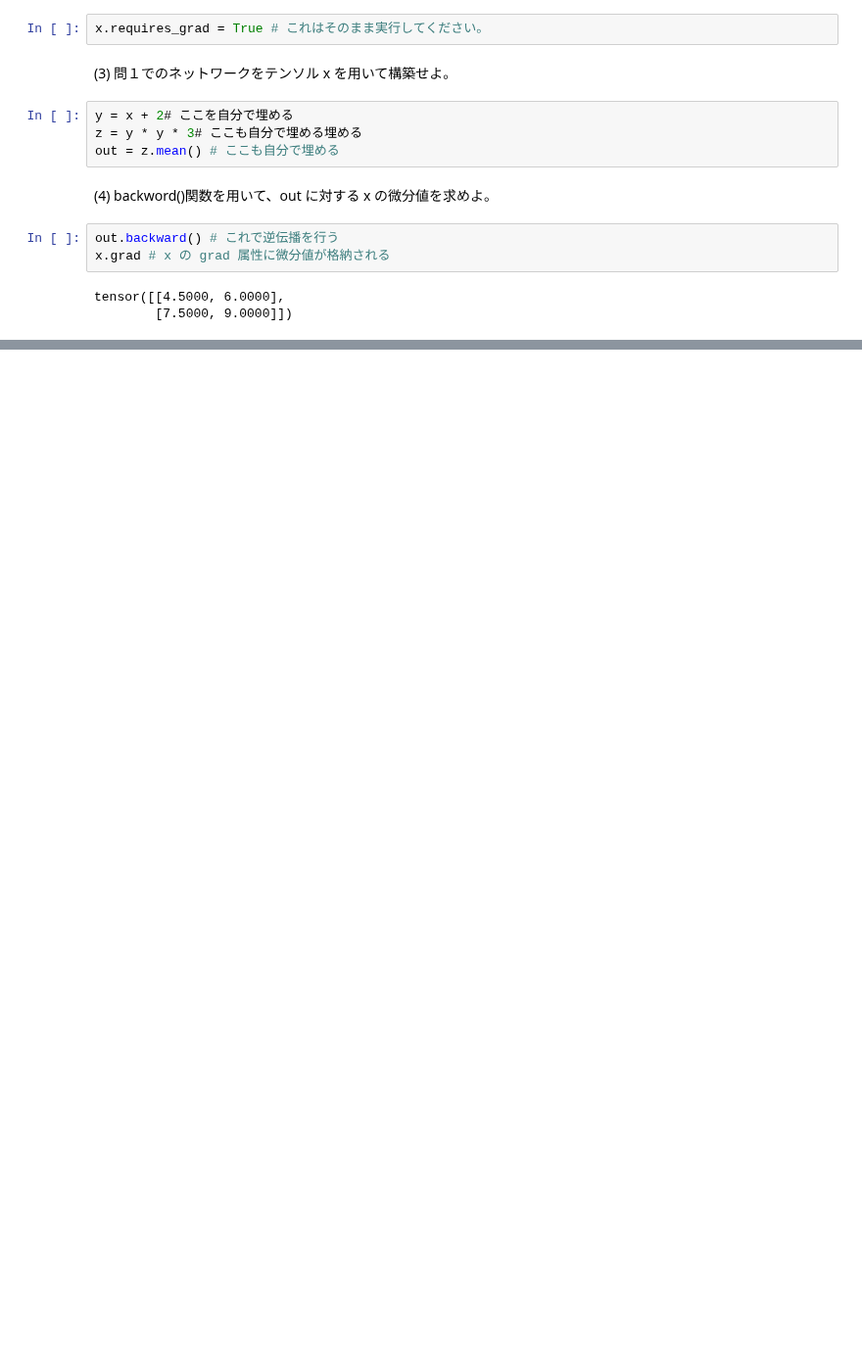
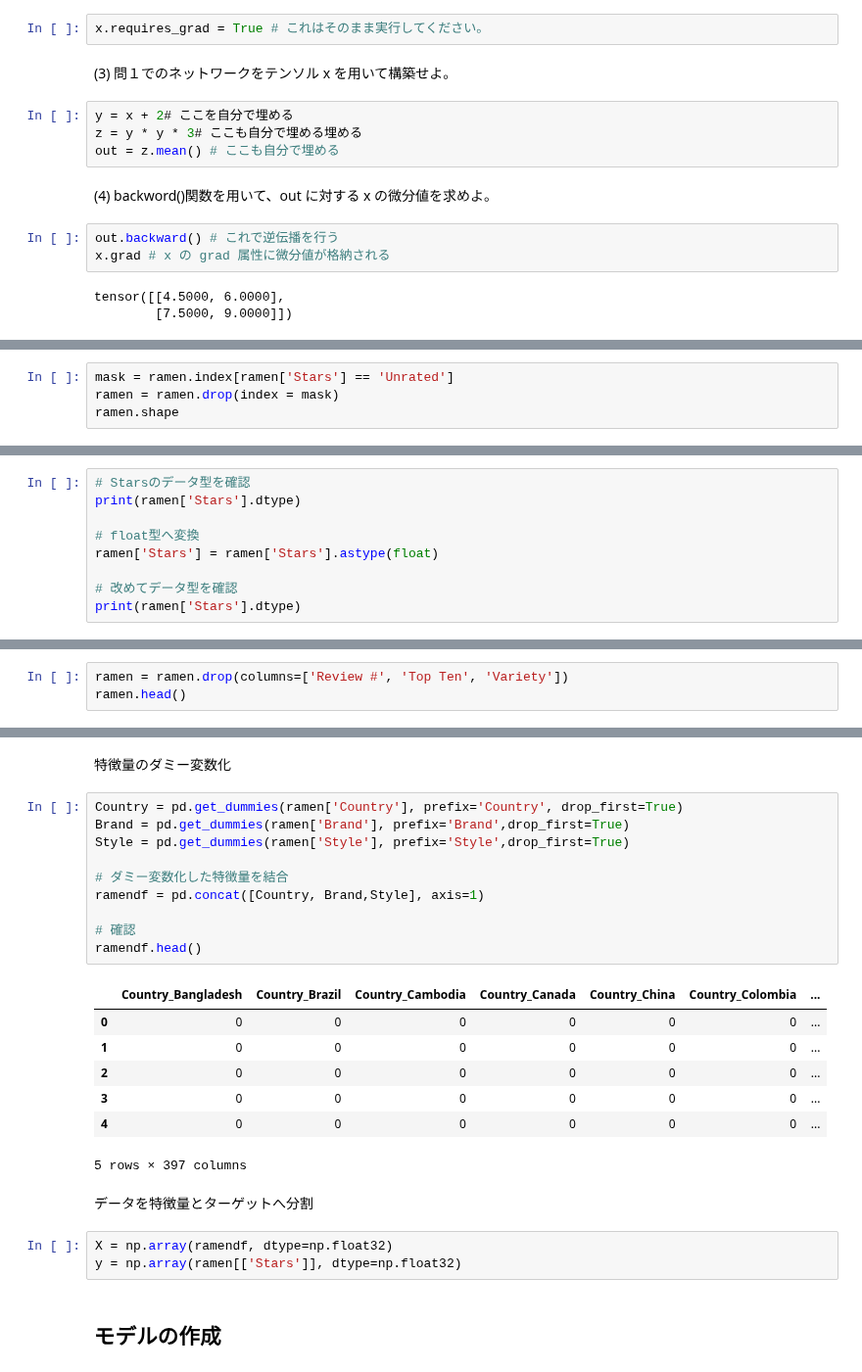
Before and after one commit to ailab-nda/ML, a Jupyter notebook: 情報認識論2021.ipynb, the cells around one changed output, grey strips where cells are left out. Shown at 98% size. Saved outputs shown, nothing was run; the diff lists cells and outputs as text; blank space fills up the shorter version.

```diff
--- a/情報認識論2021.ipynb
+++ b/情報認識論2021.ipynb
@@ -91,0 +136,4 @@ tensor([[1.1802e+26, 1.0000e+00, 1.0000e+00],
+# %%
+mask = ramen.index[ramen['Stars'] == 'Unrated']
+ramen = ramen.drop(index = mask)
+ramen.shape
@@ -91,0 +144,9 @@ tensor([[1.1802e+26, 1.0000e+00, 1.0000e+00],
+# %%
+# Starsのデータ型を確認
+print(ramen['Stars'].dtype)
+
+# float型へ変換
+ramen['Stars'] = ramen['Stars'].astype(float)
+
+# 改めてデータ型を確認
+print(ramen['Stars'].dtype)
@@ -91,0 +158,3 @@ tensor([[1.1802e+26, 1.0000e+00, 1.0000e+00],
+# %%
+ramen = ramen.drop(columns=['Review #', 'Top Ten', 'Variety'])
+ramen.head()
@@ -91,0 +168,27 @@ tensor([[1.1802e+26, 1.0000e+00, 1.0000e+00],
+# %% [markdown]
+特徴量のダミー変数化
+# %%
+Country = pd.get_dummies(ramen['Country'], prefix='Country', drop_first=True)
+Brand = pd.get_dummies(ramen['Brand'], prefix='Brand',drop_first=True)
+Style = pd.get_dummies(ramen['Style'], prefix='Style',drop_first=True)
+
+# ダミー変数化した特徴量を結合
+ramendf = pd.concat([Country, Brand,Style], axis=1)
+
+# 確認
+ramendf.head()
+# %% [output]
+|  | Country_Bangladesh | Country_Brazil | Country_Cambodia | Country_Canada | Country_China | Country_Colombia | ... |
+| 0 | 0 | 0 | 0 | 0 | 0 | 0 | ... |
+| 1 | 0 | 0 | 0 | 0 | 0 | 0 | ... |
+| 2 | 0 | 0 | 0 | 0 | 0 | 0 | ... |
+| 3 | 0 | 0 | 0 | 0 | 0 | 0 | ... |
+| 4 | 0 | 0 | 0 | 0 | 0 | 0 | ... |
+5 rows × 397 columns
+# %% [markdown]
+データを特徴量とターゲットへ分割
+# %%
+X = np.array(ramendf, dtype=np.float32)
+y = np.array(ramen[['Stars']], dtype=np.float32)
+# %% [markdown]
+## モデルの作成
```
Also changed, not shown: parts of 29 cells of this notebook.
